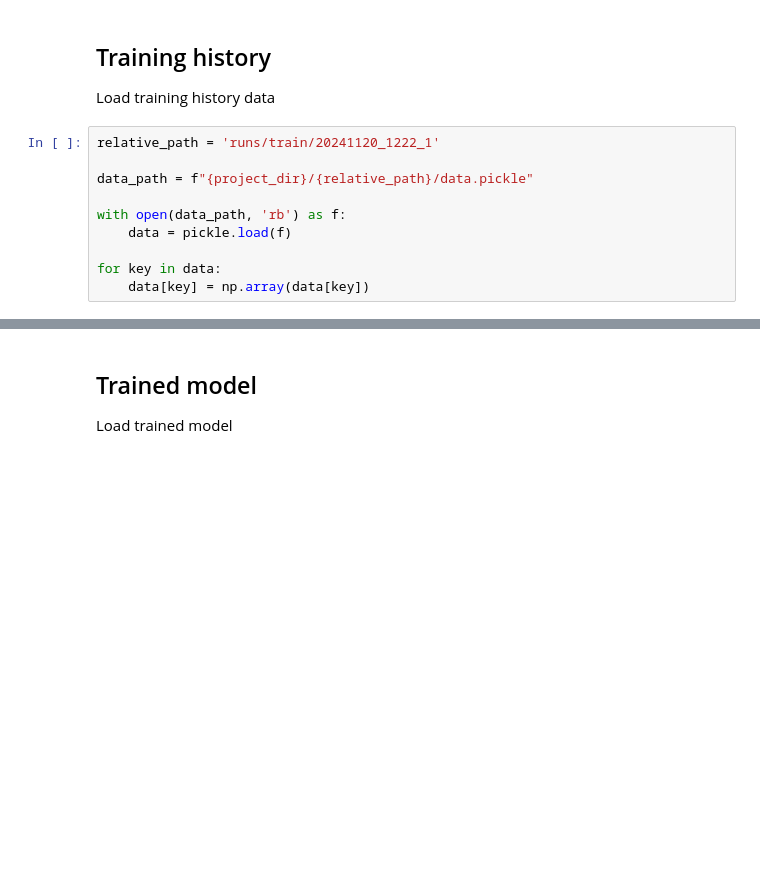
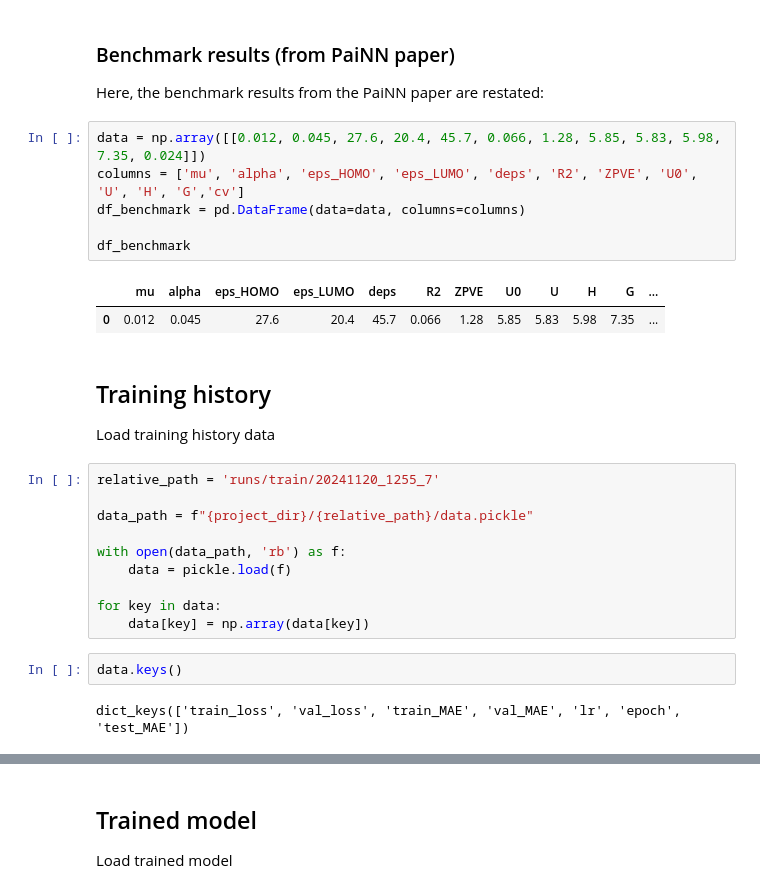
Before and after one commit to MarkusTHolm/DeepLearning_PAINN, a Jupyter notebook: examples/dataplotter.ipynb, the cells around one changed output, grey strips where cells are left out. Cells and saved outputs as stored; diff of their text form; blank space fills up the shorter version.

```diff
--- a/examples/dataplotter.ipynb
+++ b/examples/dataplotter.ipynb
@@ -15,9 +17,22 @@ Error:
+# %% [markdown]
+### Benchmark results (from PaiNN paper)
+
+Here, the benchmark results from the PaiNN paper are restated:
+# %%
+data = np.array([[0.012, 0.045, 27.6, 20.4, 45.7, 0.066, 1.28, 5.85, 5.83, 5.98, 7.35, 0.024]])
+columns = ['mu', 'alpha', 'eps_HOMO', 'eps_LUMO', 'deps', 'R2', 'ZPVE', 'U0', 'U', 'H', 'G','cv']
+df_benchmark = pd.DataFrame(data=data, columns=columns)
+
+df_benchmark
+# %% [output]
+|  | mu | alpha | eps_HOMO | eps_LUMO | deps | R2 | ZPVE | U0 | U | H | G | ... |
+| 0 | 0.012 | 0.045 | 27.6 | 20.4 | 45.7 | 0.066 | 1.28 | 5.85 | 5.83 | 5.98 | 7.35 | ... |
 # %% [markdown]
 ## Training history
 
 Load training history data
 # %%
-relative_path = 'runs/train/20241120_1222_1'
+relative_path = 'runs/train/20241120_1255_7'
 
 data_path = f"{project_dir}/{relative_path}/data.pickle"
 
@@ -26,3 +41,7 @@ with open(data_path, 'rb') as f:
 
 for key in data:
     data[key] = np.array(data[key])
+# %%
+data.keys()
+# %% [output]
+dict_keys(['train_loss', 'val_loss', 'train_MAE', 'val_MAE', 'lr', 'epoch', 'test_MAE'])
```
Also changed, not shown: parts of 4 cells of this notebook, 7 other files.
